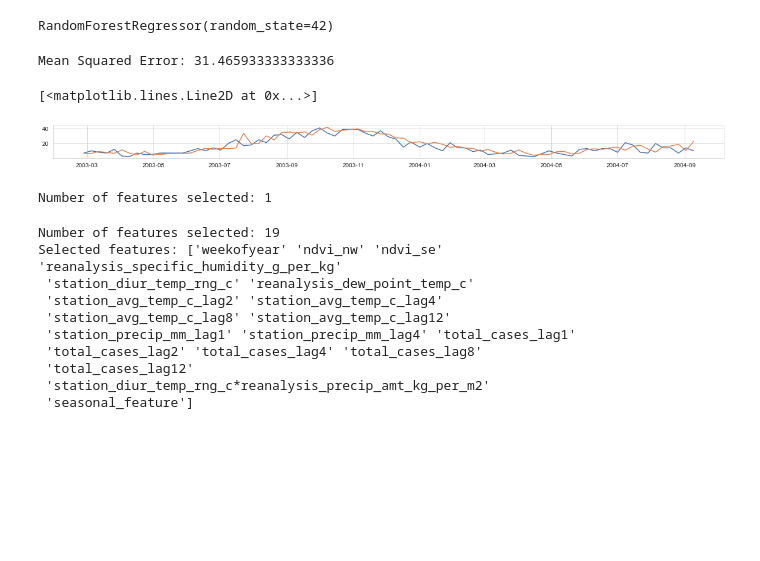
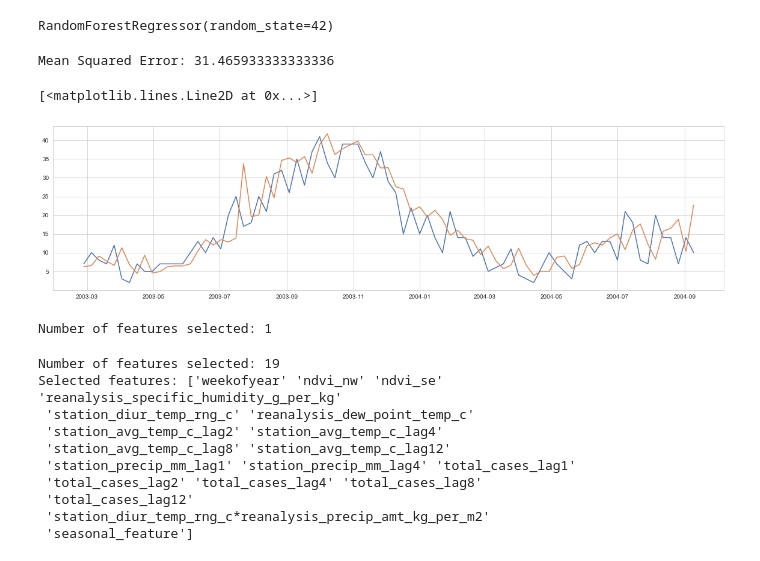
Before and after one commit to HironyHan/ELM_prediction, a Jupyter notebook: Ensemble Learning and MCMC method using for predicting disease spread.ipynb, the cells around one changed output. Cells and saved outputs as stored; diff of their text form; code cells hidden in the pictures; blank space fills up the shorter version.

```diff
--- a/Ensemble Learning and MCMC method using for predicting disease spread.ipynb
+++ b/Ensemble Learning and MCMC method using for predicting disease spread.ipynb
@@ -678,7 +681,7 @@ def create_lagged_vars(df, columns, lags):
 # %%
 lags = [1, 2, 4, 8, 12]
 # %%
-columns = ['station_avg_temp_c', 'station_precip_mm', 'total_cases']
+columns = ['station_avg_temp_c', 'station_precip_mm', 'total_cases']a
 # %%
 train = create_lagged_vars(train, columns, lags)
 # %% [output]
@@ -910,12 +929,12 @@ print(f'Mean Squared Error: {mse}')
 # %% [output]
 Mean Squared Error: 31.465933333333336
 # %%
-plt.figure(figsize=(20,1))
+plt.figure(figsize=(20,5))
 plt.plot(y_val.index,y_val)
 plt.plot(y_val.index,y_pred)
 # %% [output]
 [<matplotlib.lines.Line2D at 0x...>]
-[figure, old version]
+[figure, new version]
 # %%
 sfm = SelectFromModel(rf, prefit=True)
 # %%
```
Also changed, not shown: parts of 34 cells of this notebook, 1 other file.
